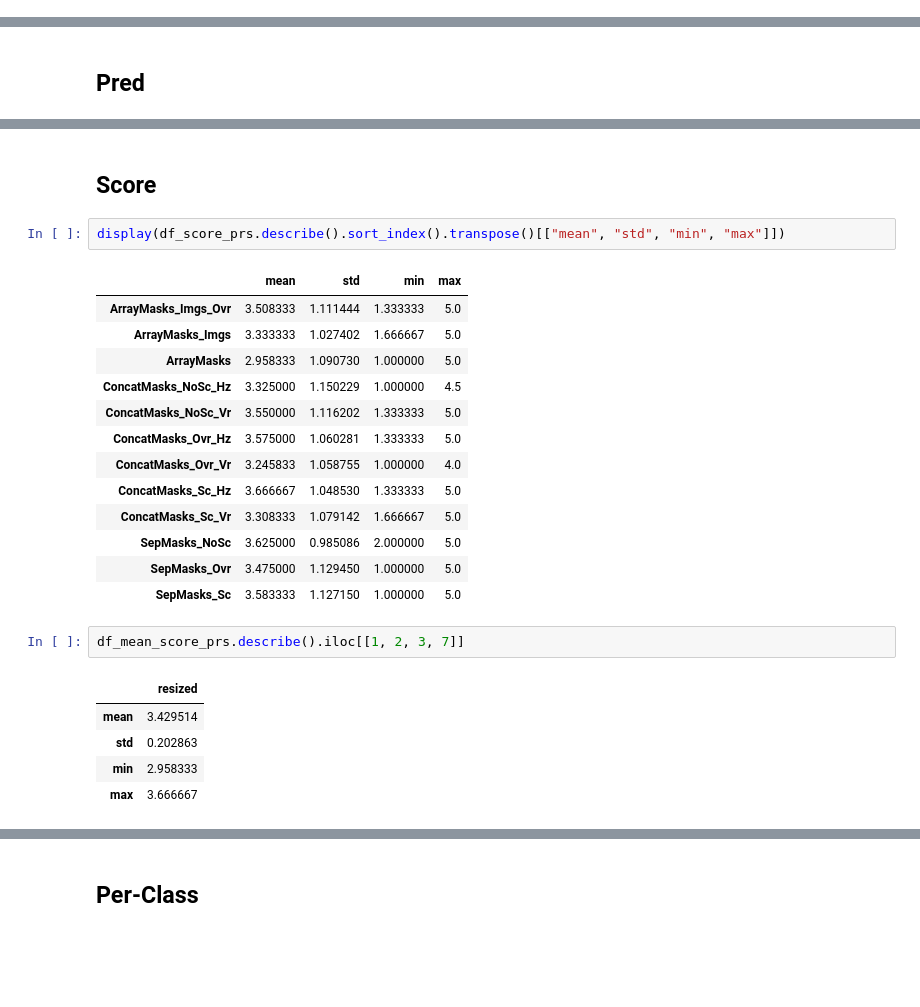
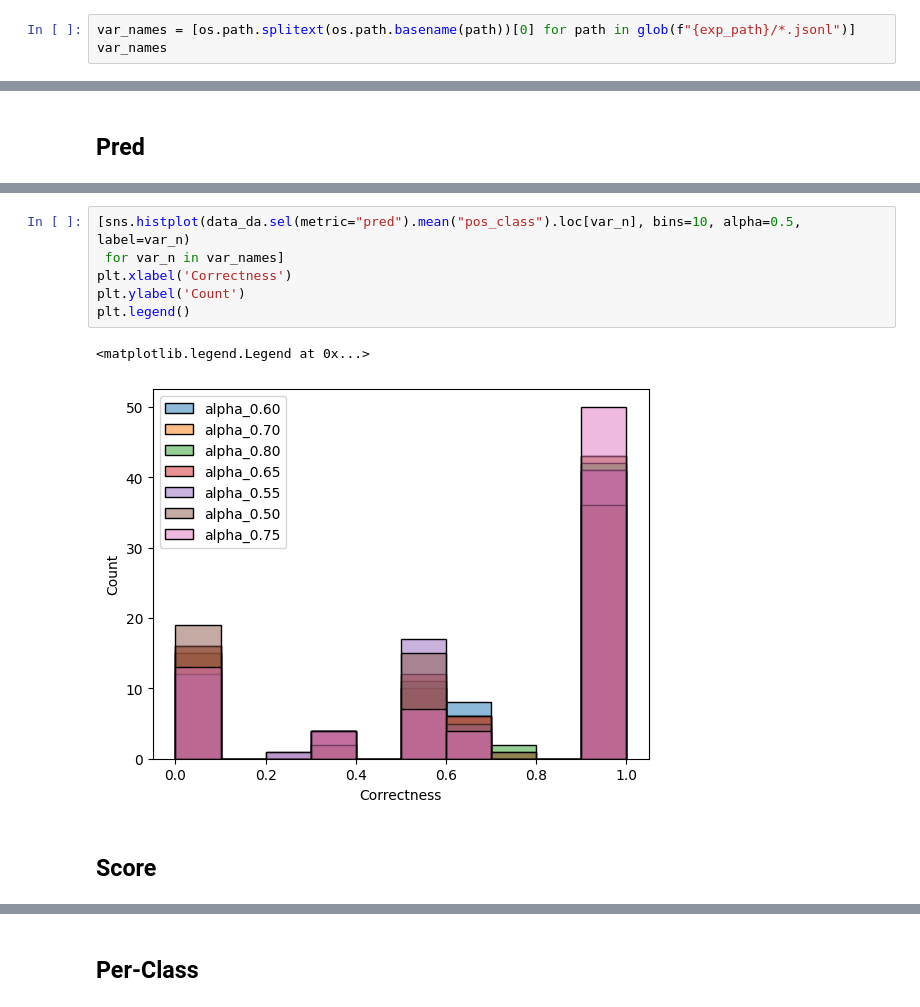
Before and after one commit to Luca-Olivieri/training-text-description-loss, a Jupyter notebook: src/notebooks/assess_class_split_diff.ipynb, the cells around one changed output, grey strips where cells are left out. Drawn from its saved outputs; the diff is of its cells as text; blank space fills up the shorter version.

```diff
--- a/src/notebooks/assess_class_split_diff.ipynb
+++ b/src/notebooks/assess_class_split_diff.ipynb
@@ -84,0 +27,3 @@ df_mean_score_prs_per_class.columns = exps_names
+# %%
+var_names = [os.path.splitext(os.path.basename(path))[0] for path in glob(f"{exp_path}/*.jsonl")]
+var_names
@@ -110,26 +49,11 @@ plt.show()
+# %%
+[sns.histplot(data_da.sel(metric="pred").mean("pos_class").loc[var_n], bins=10, alpha=0.5, label=var_n)
+ for var_n in var_names]
+plt.xlabel('Correctness')
+plt.ylabel('Count')
+plt.legend()
+# %% [output]
+<matplotlib.legend.Legend at 0x...>
+[figure, added]
 # %% [markdown]
 ## Score
-# %%
-display(df_score_prs.describe().sort_index().transpose()[["mean", "std", "min", "max"]])
-# %% [output]
-|  | mean | std | min | max |
-| ArrayMasks_Imgs_Ovr | 3.508333 | 1.111444 | 1.333333 | 5.0 |
-| ArrayMasks_Imgs | 3.333333 | 1.027402 | 1.666667 | 5.0 |
-| ArrayMasks | 2.958333 | 1.090730 | 1.000000 | 5.0 |
-| ConcatMasks_NoSc_Hz | 3.325000 | 1.150229 | 1.000000 | 4.5 |
-| ConcatMasks_NoSc_Vr | 3.550000 | 1.116202 | 1.333333 | 5.0 |
-| ConcatMasks_Ovr_Hz | 3.575000 | 1.060281 | 1.333333 | 5.0 |
-| ConcatMasks_Ovr_Vr | 3.245833 | 1.058755 | 1.000000 | 4.0 |
-| ConcatMasks_Sc_Hz | 3.666667 | 1.048530 | 1.333333 | 5.0 |
-| ConcatMasks_Sc_Vr | 3.308333 | 1.079142 | 1.666667 | 5.0 |
-| SepMasks_NoSc | 3.625000 | 0.985086 | 2.000000 | 5.0 |
-| SepMasks_Ovr | 3.475000 | 1.129450 | 1.000000 | 5.0 |
-| SepMasks_Sc | 3.583333 | 1.127150 | 1.000000 | 5.0 |
-# %%
-df_mean_score_prs.describe().iloc[[1, 2, 3, 7]]
-# %% [output]
-|  | resized |
-| mean | 3.429514 |
-| std | 0.202863 |
-| min | 2.958333 |
-| max | 3.666667 |
```
Also changed, not shown: parts of 18 cells of this notebook, 15 other files.
